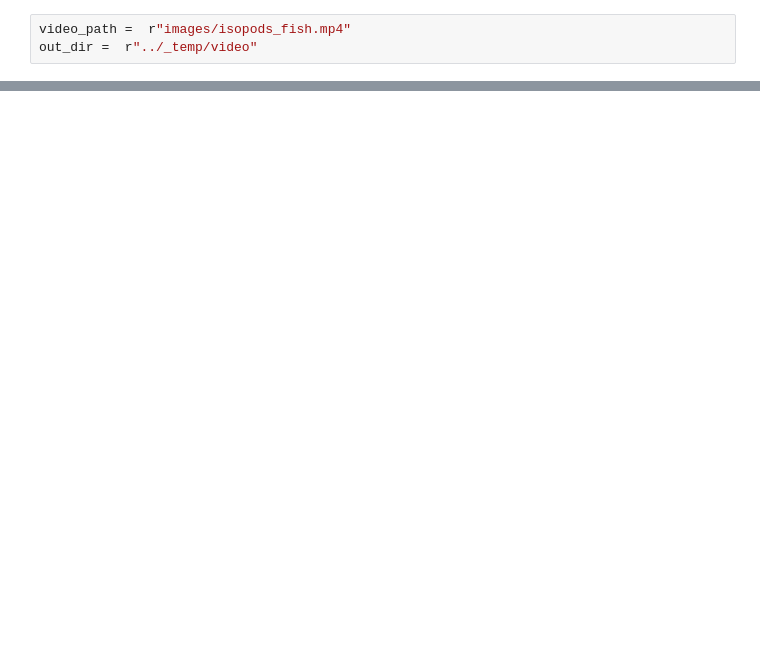
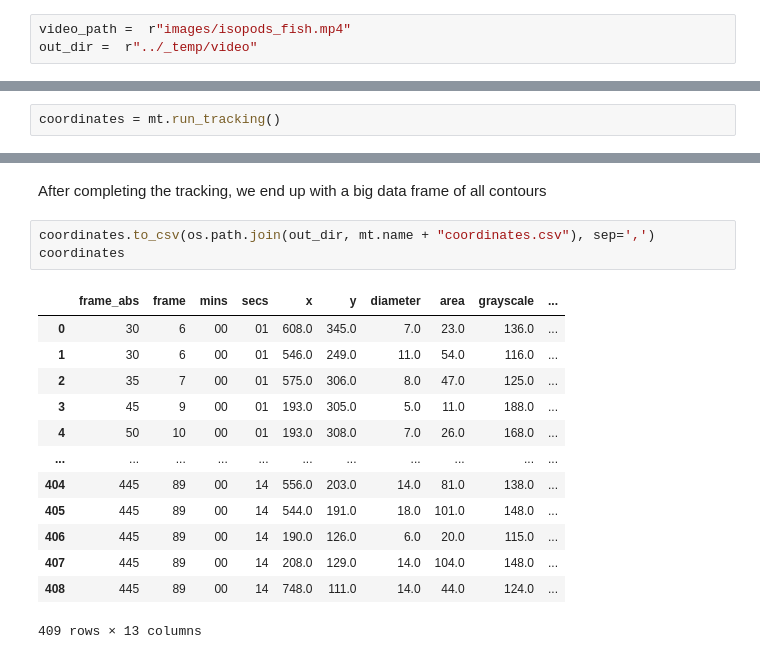
Before and after one commit to mluerig/phenopype, a Jupyter notebook: docs/example_4_video_analysis_stickleback.ipynb, the cells around one changed output, grey strips where cells are left out. Saved outputs shown, nothing was run; the diff lists cells and outputs as text; blank space fills up the shorter version.

```diff
--- a/docs/example_4_video_analysis_stickleback.ipynb
+++ b/docs/example_4_video_analysis_stickleback.ipynb
@@ -45,0 +116,2 @@ StdinNotImplementedError: raw_input was called, but this frontend does not suppo
+# %%
+coordinates = mt.run_tracking()
@@ -45,0 +136,19 @@ StdinNotImplementedError: raw_input was called, but this frontend does not suppo
+# %% [markdown]
+After completing the tracking, we end up with a big data frame of all contours
+# %%
+coordinates.to_csv(os.path.join(out_dir, mt.name + "coordinates.csv"), sep=',')
+coordinates
+# %% [output]
+|  | frame_abs | frame | mins | secs | x | y | diameter | area | grayscale | ... |
+| 0 | 30 | 6 | 00 | 01 | 608.0 | 345.0 | 7.0 | 23.0 | 136.0 | ... |
+| 1 | 30 | 6 | 00 | 01 | 546.0 | 249.0 | 11.0 | 54.0 | 116.0 | ... |
+| 2 | 35 | 7 | 00 | 01 | 575.0 | 306.0 | 8.0 | 47.0 | 125.0 | ... |
+| 3 | 45 | 9 | 00 | 01 | 193.0 | 305.0 | 5.0 | 11.0 | 188.0 | ... |
+| 4 | 50 | 10 | 00 | 01 | 193.0 | 308.0 | 7.0 | 26.0 | 168.0 | ... |
+| ... | ... | ... | ... | ... | ... | ... | ... | ... | ... | ... |
+| 404 | 445 | 89 | 00 | 14 | 556.0 | 203.0 | 14.0 | 81.0 | 138.0 | ... |
+| 405 | 445 | 89 | 00 | 14 | 544.0 | 191.0 | 18.0 | 101.0 | 148.0 | ... |
+| 406 | 445 | 89 | 00 | 14 | 190.0 | 126.0 | 6.0 | 20.0 | 115.0 | ... |
+| 407 | 445 | 89 | 00 | 14 | 208.0 | 129.0 | 14.0 | 104.0 | 148.0 | ... |
+| 408 | 445 | 89 | 00 | 14 | 748.0 | 111.0 | 14.0 | 44.0 | 124.0 | ... |
+409 rows × 13 columns
```
Also changed, not shown: parts of 21 cells of this notebook, 21 other files.
